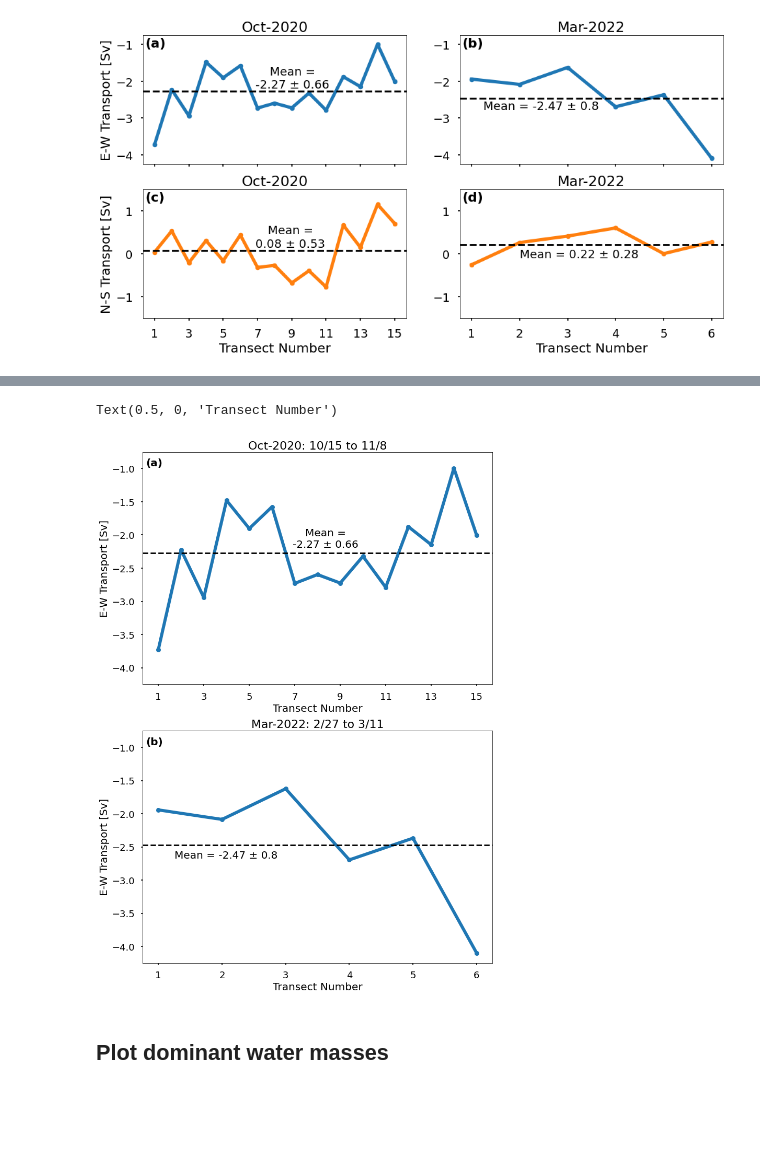
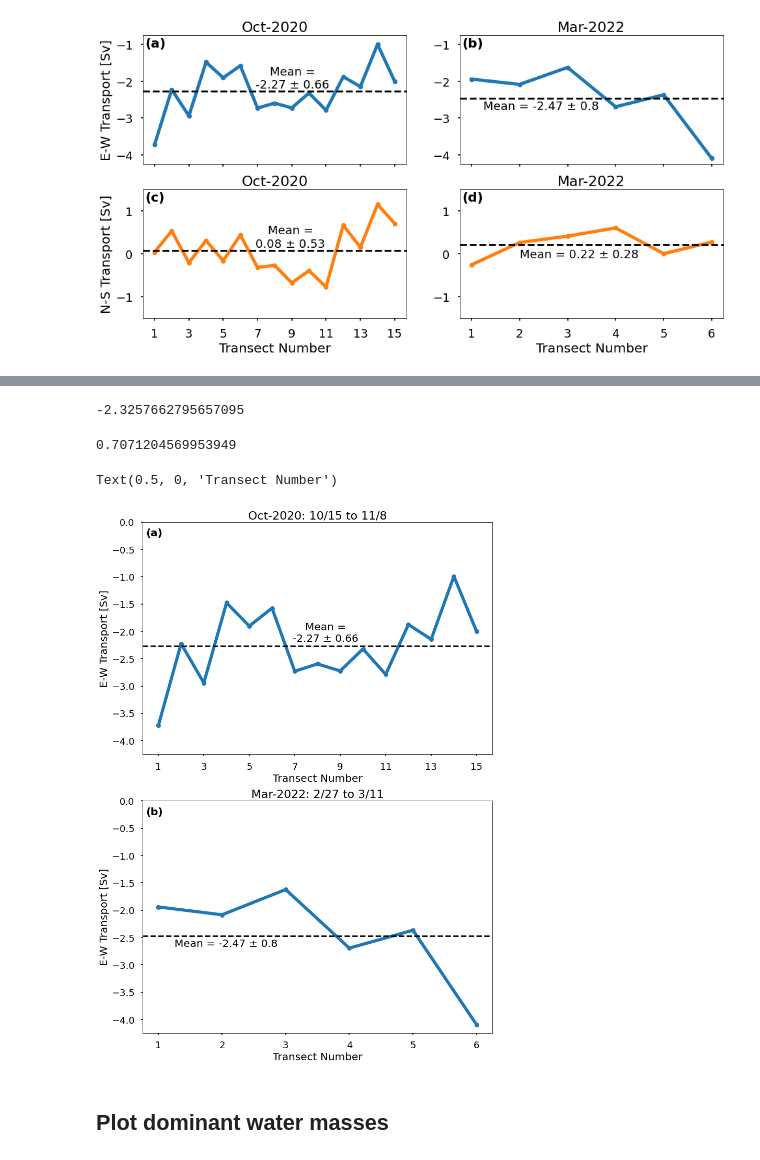
Before and after one commit to JGradone/Anegada-Glider-Transport, a Jupyter notebook: notebooks/Plotting/Plotting.ipynb, the cells around one changed output, grey strips where cells are left out. Drawn from its saved outputs; the diff is of its cells as text; code cells hidden in the pictures; blank space fills up the shorter version.

```diff
--- a/notebooks/Plotting/Plotting.ipynb
+++ b/notebooks/Plotting/Plotting.ipynb
@@ -117,7 +117,7 @@ mean_size = 20
 ax1.plot(np.arange(1,16),df29.transport_u, linewidth=6,color='tab:blue')
 ax1.plot(np.arange(1,16),df29.transport_u, '.',color='tab:blue',markersize=18)
 ax1.set_ylabel('E-W Transport [Sv]',fontsize=font_size)
-ax1.set_ylim(-4.25,-0.75)
+ax1.set_ylim(-4.25,0)
 ax1.axhline(y=np.nanmean(df29.transport_u), color='k', linestyle='--')
 ax1.text(6.9, np.nanmean(df29.transport_u)+0.08, "Mean =\n%s \u00B1 %s" %(np.round(np.nanmean(df29.transport_u),2),np.round(np.nanstd(df29.transport_u),2)), size=mean_size,multialignment='center');
 ax1.set_title('Oct-2020: 10/15 to 11/8',fontsize=title_size)
@@ -130,7 +130,7 @@ ax1.set_xlabel('Transect Number',fontsize=font_size)
 ax2.plot(np.arange(1,7),df36.transport_u, linewidth=6,color='tab:blue')
 ax2.plot(np.arange(1,7),df36.transport_u, '.',color='tab:blue',markersize=18)
 ax2.axhline(y=np.nanmean(df36.transport_u), color='k', linestyle='--')
-ax2.set_ylim(-4.25,-0.75)
+ax2.set_ylim(-4.25,0)
 ax2.text(1.25, np.nanmean(df36.transport_u)-0.2, "Mean = %s \u00B1 %s" %(np.round(np.nanmean(df36.transport_u),2),np.round(np.nanstd(df36.transport_u),2)), size=mean_size);
 ax2.set_title('Mar-2022: 2/27 to 3/11',fontsize=title_size)
 ax2.tick_params(axis='both', which='major', labelsize=18)
@@ -144,3 +144,11 @@ plt.savefig('/home/jg1200/Figures/RU29_2020_RU36_2022_EW_Transport.png',dpi=300,
+# %%
+np.mean(pd.Series.append(df36.transport_u,df29.transport_u,ignore_index=True))
+# %% [output]
+-2.3257662795657095
+# %%
+np.std(pd.Series.append(df36.transport_u,df29.transport_u,ignore_index=True))
+# %% [output]
+0.7071204569953949
 # %%
 fig, ((ax1,ax2)) = plt.subplots(nrows=2,ncols=1, figsize=(12,18))
 
@@ -149,36 +157,36 @@ axlist = [ax1,ax2]
 font_size = 20
 title_size = 22
 mean_size = 20
 
 ax1.plot(np.arange(1,16),df29.transport_u, linewidth=6,color='tab:blue')
 ax1.plot(np.arange(1,16),df29.transport_u, '.',color='tab:blue',markersize=18)
 ax1.set_ylabel('E-W Transport [Sv]',fontsize=font_size)
-ax1.set_ylim(-4.25,-0.75)
+ax1.set_ylim(-4.25,0)
 ax1.axhline(y=np.nanmean(df29.transport_u), color='k', linestyle='--')
 ax1.text(6.9, np.nanmean(df29.transport_u)+0.08, "Mean =\n%s \u00B1 %s" %(np.round(np.nanmean(df29.transport_u),2),np.round(np.nanstd(df29.transport_u),2)), size=mean_size,multialignment='center');
 ax1.set_title('Oct-2020: 10/15 to 11/8',fontsize=title_size)
 ax1.tick_params(axis='both', which='major', labelsize=18)
 ax1.set_xticks(np.arange(1,16,2))
 ax1.text(0.01,0.94,'(a)', transform=ax1.transAxes, size=font_size, weight='bold')
 ax1.set_xlabel('Transect Number',fontsize=font_size)
 
 
 ax2.plot(np.arange(1,7),df36.transport_u, linewidth=6,color='tab:blue')
 ax2.plot(np.arange(1,7),df36.transport_u, '.',color='tab:blue',markersize=18)
 ax2.set_ylabel('E-W Transport [Sv]',fontsize=font_size)
 ax2.axhline(y=np.nanmean(df36.transport_u), color='k', linestyle='--')
-ax2.set_ylim(-4.25,-0.75)
+ax2.set_ylim(-4.25,0)
 ax2.text(1.25, np.nanmean(df36.transport_u)-0.2, "Mean = %s \u00B1 %s" %(np.round(np.nanmean(df36.transport_u),2),np.round(np.nanstd(df36.transport_u),2)), size=mean_size);
 ax2.set_title('Mar-2022: 2/27 to 3/11',fontsize=title_size)
 ax2.tick_params(axis='both', which='major', labelsize=18)
 ax2.set_xticks(np.arange(1,7,1))
 ax2.text(0.01,0.94,'(b)', transform=ax2.transAxes, size=font_size, weight='bold')
 ax2.set_xlabel('Transect Number',fontsize=font_size)
 
 #plt.savefig('/home/jg1200/Figures/RU29_2020_RU36_2022_EW_Transport.png',dpi=300,facecolor='white',bbox_inches='tight')
 # %% [output]
 Text(0.5, 0, 'Transect Number')
-[figure, old version]
+[figure, new version]
 # %% [markdown]
 ## Plot dominant water masses
 # %%
```
Also changed, not shown: parts of 12 cells of this notebook, 1 other file.
